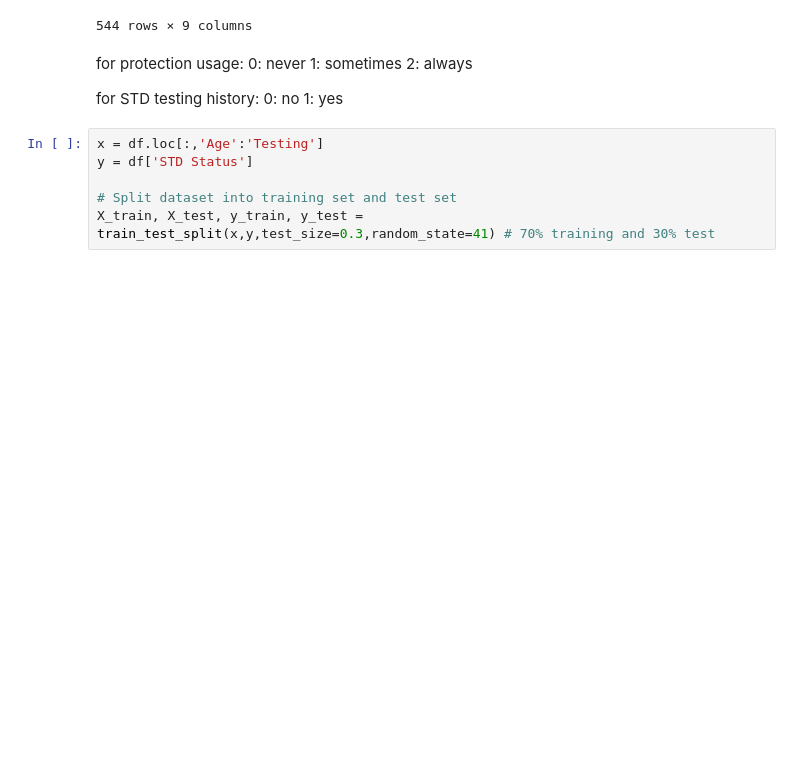
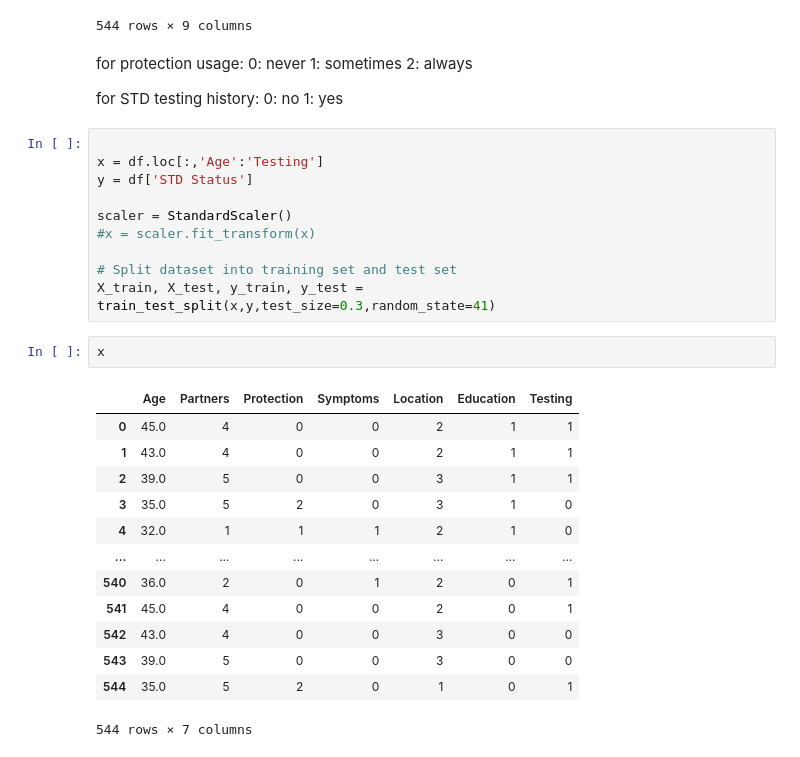
Before and after one commit to jainaryan/stds-in-females, a Jupyter notebook: svm.ipynb, the cells around one changed output. Cells and saved outputs as stored; diff of their text form; blank space fills up the shorter version.

```diff
--- a/svm.ipynb
+++ b/svm.ipynb
@@ -34,11 +36,31 @@ for STD testing history:
 0: no
 1: yes
 # %%
+
 x = df.loc[:,'Age':'Testing']
 y = df['STD Status']
 
+scaler = StandardScaler()
+#x = scaler.fit_transform(x)
+
 # Split dataset into training set and test set
-X_train, X_test, y_train, y_test = train_test_split(x,y,test_size=0.3,random_state=41) # 70% training and 30% test
+X_train, X_test, y_train, y_test = train_test_split(x,y,test_size=0.3,random_state=41)
+# %%
+x
+# %% [output]
+|  | Age | Partners | Protection | Symptoms | Location | Education | Testing |
+| 0 | 45.0 | 4 | 0 | 0 | 2 | 1 | 1 |
+| 1 | 43.0 | 4 | 0 | 0 | 2 | 1 | 1 |
+| 2 | 39.0 | 5 | 0 | 0 | 3 | 1 | 1 |
+| 3 | 35.0 | 5 | 2 | 0 | 3 | 1 | 0 |
+| 4 | 32.0 | 1 | 1 | 1 | 2 | 1 | 0 |
+| ... | ... | ... | ... | ... | ... | ... | ... |
+| 540 | 36.0 | 2 | 0 | 1 | 2 | 0 | 1 |
+| 541 | 45.0 | 4 | 0 | 0 | 2 | 0 | 1 |
+| 542 | 43.0 | 4 | 0 | 0 | 3 | 0 | 0 |
+| 543 | 39.0 | 5 | 0 | 0 | 3 | 0 | 0 |
+| 544 | 35.0 | 5 | 2 | 0 | 1 | 0 | 1 |
+544 rows × 7 columns
 # %%
 param_grid = {'C': [0.1,0.2,0.15,0.3,0.05,0.25,0.001,0.01,1,2,3,4,5, 10, 100, 1000],
               'gamma': [1, 0.1, 0.01, 0.001, 0.0001,5,10,15],
```
Also changed, not shown: parts of 7 cells of this notebook.
